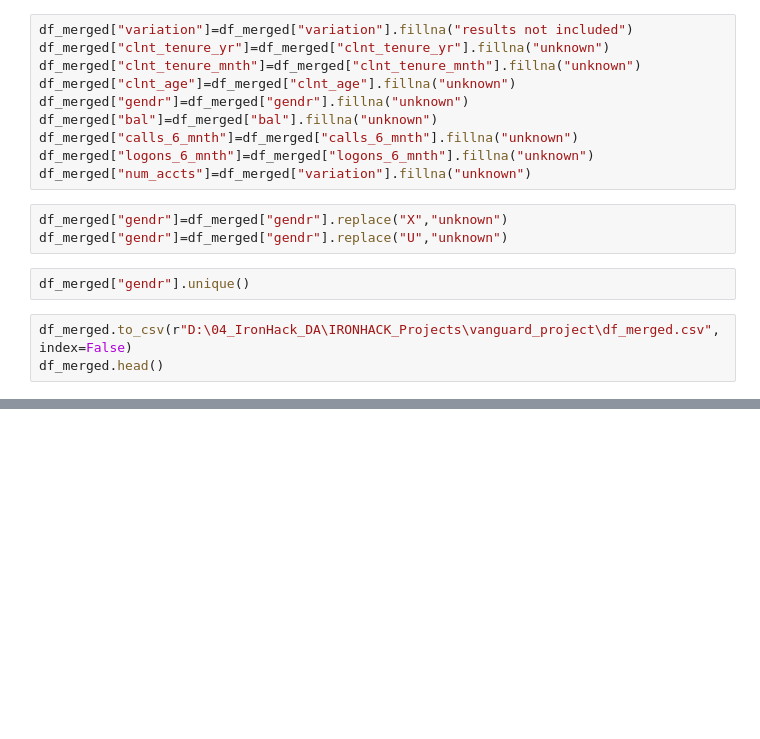
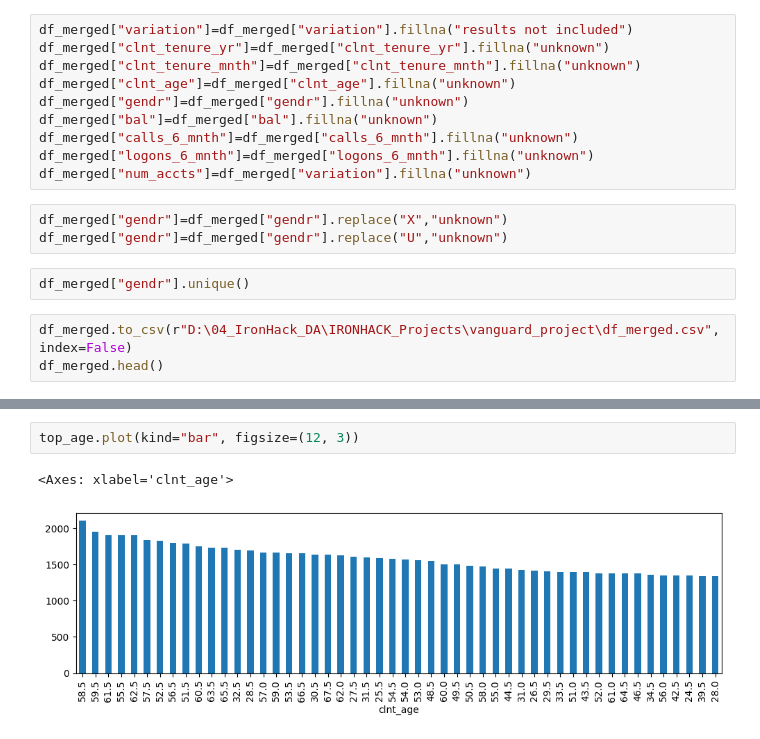
Before and after one commit to durgainnovative-sudo/vanguard_project, a Jupyter notebook: EDA.ipynb, the cells around one changed output, grey strips where cells are left out. Cells and saved outputs as stored; diff of their text form; blank space fills up the shorter version.

```diff
--- a/EDA.ipynb
+++ b/EDA.ipynb
@@ -24,0 +38,5 @@ df_merged.head()
+# %%
+top_age.plot(kind="bar", figsize=(12, 3))
+# %% [output]
+<Axes: xlabel='clnt_age'>
+[figure, added]
```
Also changed, not shown: parts of 2 cells of this notebook.
